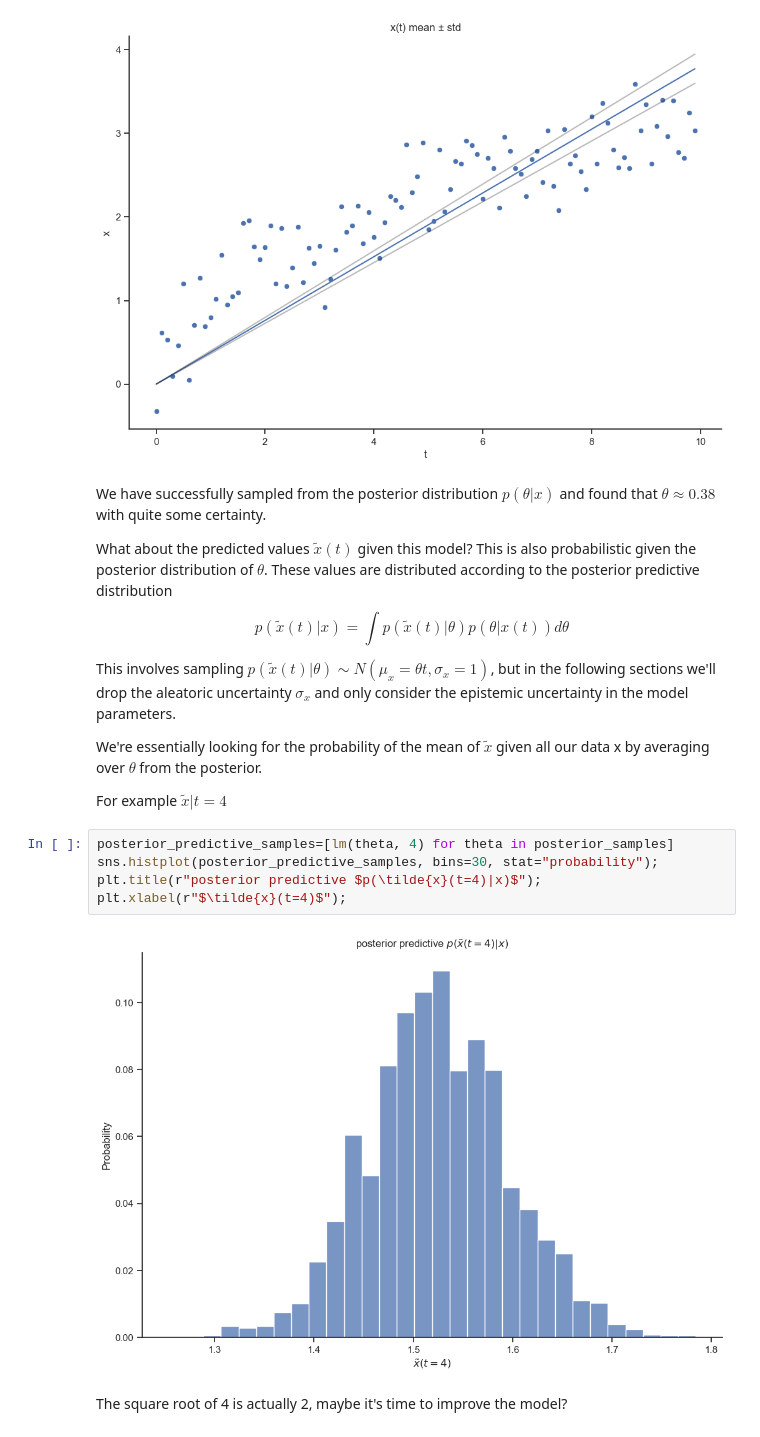
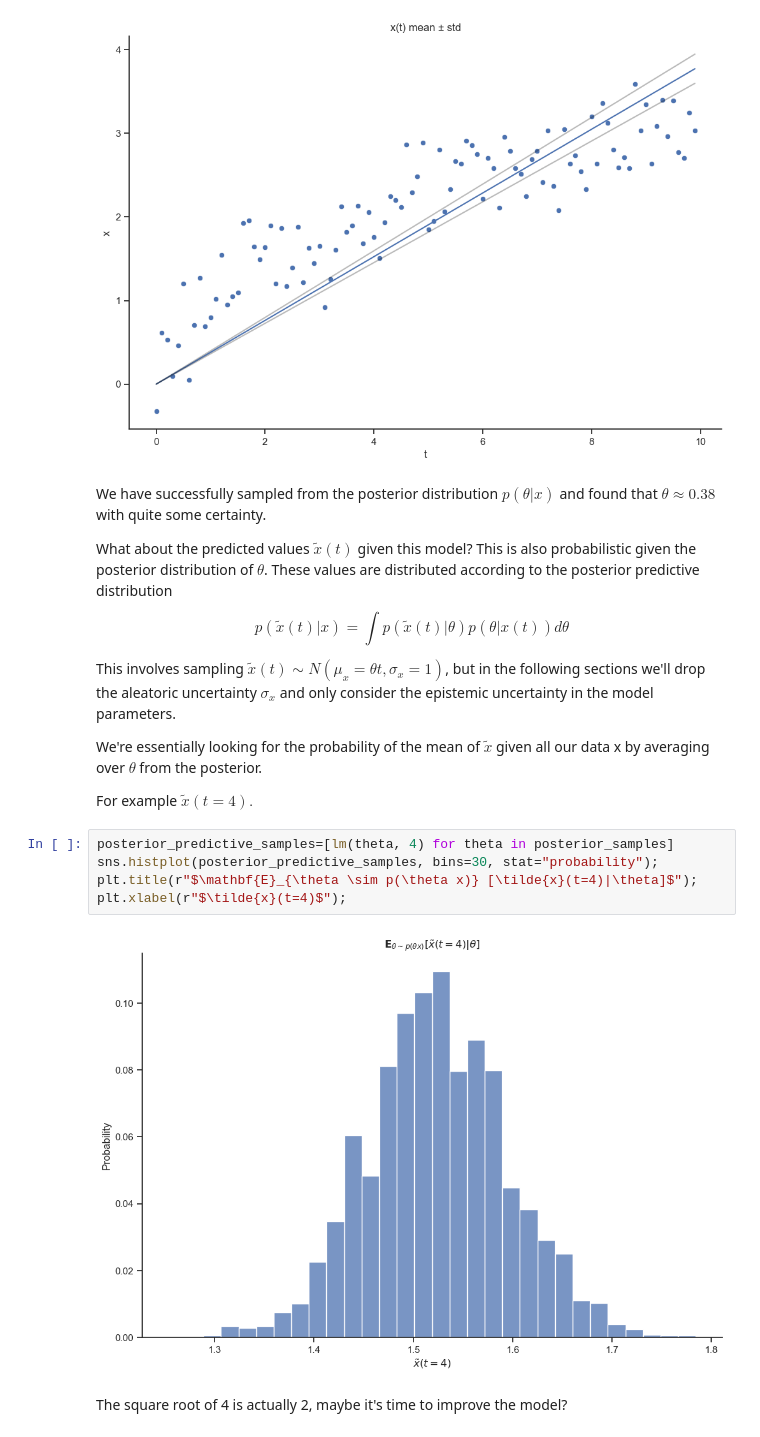
Before and after one commit to sodavann/RandomProjections, a Jupyter notebook: posts/Bayesian Persuasion/bn.ipynb, the cells around one changed output. Saved outputs shown, nothing was run; the diff lists cells and outputs as text.

```diff
--- a/posts/Bayesian Persuasion/bn.ipynb
+++ b/posts/Bayesian Persuasion/bn.ipynb
@@ -148,18 +148,18 @@ We have successfully sampled from the posterior distribution $p(\theta|x)$ and f
 
 What about the predicted values $\tilde{x}(t)$ given this model? This is also probabilistic given the posterior distribution of $\theta$. These values are distributed according to the posterior predictive distribution $$p(\tilde{x}(t)|x) = \int p(\tilde{x}(t)|\theta ) p(\theta|x(t)) d\theta$$
 
-This involves sampling $p(\tilde{x}(t)| \theta) \sim N(\mu_x = \theta t, \sigma_x = 1)$, but in the following sections we'll drop the aleatoric uncertainty $\sigma_x$ and only consider the epistemic uncertainty in the model parameters.
+This involves sampling $\tilde{x}(t) \sim N(\mu_x = \theta t, \sigma_x = 1)$, but in the following sections we'll drop the aleatoric uncertainty $\sigma_x$ and only consider the epistemic uncertainty in the model parameters.
 
 We're essentially looking for the probability of the mean of $\tilde{x}$ given all our data x by averaging over $\theta$ from the posterior.
 
-For example $\tilde{x}|t=4$
+For example $\tilde{x}(t=4).$
 # %%
 posterior_predictive_samples=[lm(theta, 4) for theta in posterior_samples]
 sns.histplot(posterior_predictive_samples, bins=30, stat="probability");
-plt.title(r"posterior predictive $p(\tilde{x}(t=4)|x)$");
+plt.title(r"$\mathbf{E}_{\theta \sim p(\theta x)} [\tilde{x}(t=4)|\theta]$");
 plt.xlabel(r"$\tilde{x}(t=4)$");
 # %% [output]
-[figure, old version]
+[figure, new version]
 # %% [markdown]
 The square root of 4 is actually 2, maybe it's time to improve the model?
 # %% [markdown]
```
Also changed, not shown: parts of 3 cells of this notebook, 6 other files.
